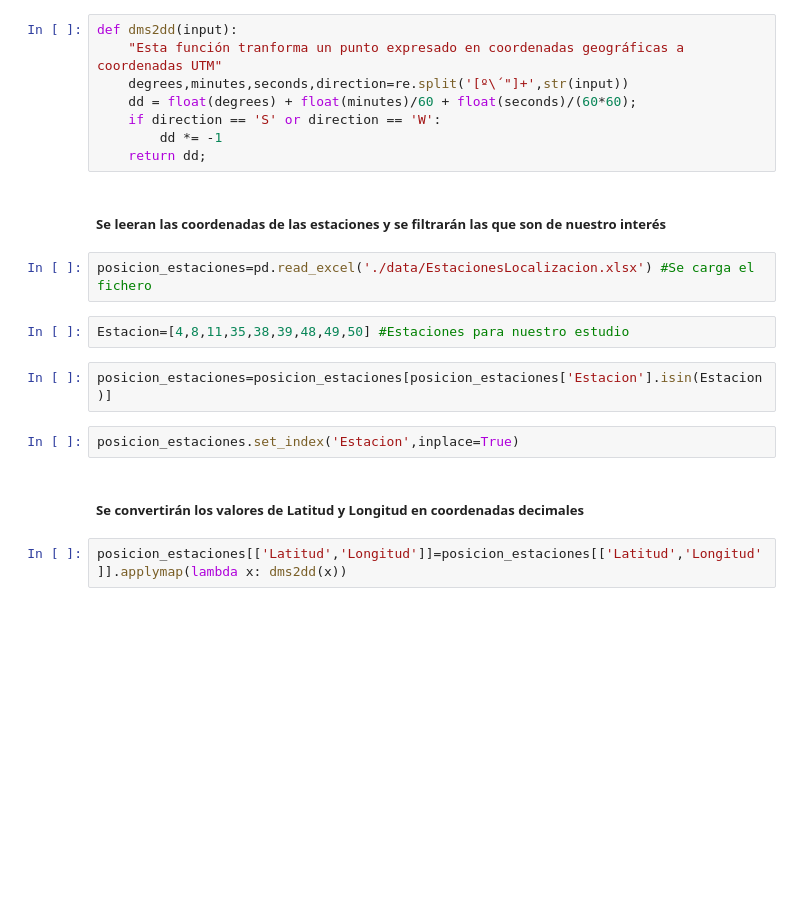
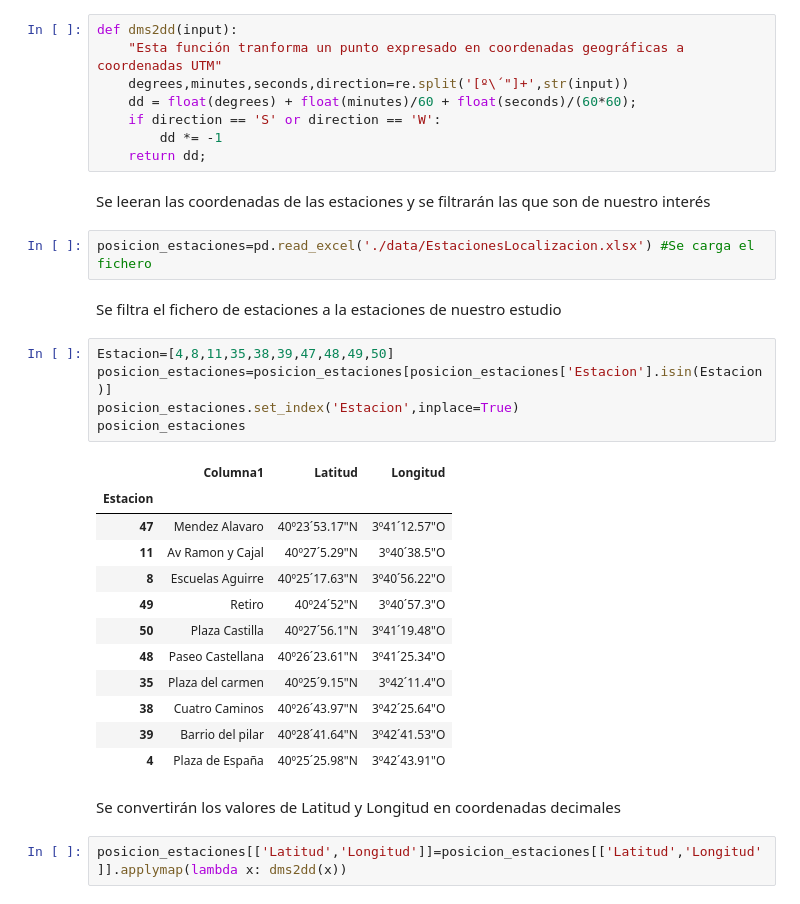
Before and after one commit to PeibolVL/TFM_MasterDataScience, a Jupyter notebook: Map_of_pollution.ipynb, the cells around one changed output. Saved outputs shown, nothing was run; the diff lists cells and outputs as text; blank space fills up the shorter version.

```diff
--- a/Map_of_pollution.ipynb
+++ b/Map_of_pollution.ipynb
@@ -17,17 +17,31 @@ def dms2dd(input):
         dd *= -1
     return dd;
 # %% [markdown]
-##### Se leeran las coordenadas de las estaciones y se filtrarán las que son de nuestro interés
+Se leeran las coordenadas de las estaciones y se filtrarán las que son de nuestro interés
 # %%
 posicion_estaciones=pd.read_excel('./data/EstacionesLocalizacion.xlsx') #Se carga el fichero
+# %% [markdown]
+Se filtra el fichero de estaciones a la estaciones de nuestro estudio
 # %%
-Estacion=[4,8,11,35,38,39,48,49,50] #Estaciones para nuestro estudio
+Estacion=[4,8,11,35,38,39,47,48,49,50]
+posicion_estaciones=posicion_estaciones[posicion_estaciones['Estacion'].isin(Estacion)]
+posicion_estaciones.set_index('Estacion',inplace=True)
+posicion_estaciones
+# %% [output]
+|  | Columna1 | Latitud | Longitud |
+| Estacion |  |  |  |
+| 47 | Mendez Alavaro | 40º23´53.17"N | 3º41´12.57"O |
+| 11 | Av Ramon y Cajal | 40º27´5.29"N | 3º40´38.5"O |
+| 8 | Escuelas Aguirre | 40º25´17.63"N | 3º40´56.22"O |
+| 49 | Retiro | 40º24´52"N | 3º40´57.3"O |
+| 50 | Plaza Castilla | 40º27´56.1"N | 3º41´19.48"O |
+| 48 | Paseo Castellana | 40º26´23.61"N | 3º41´25.34"O |
+| 35 | Plaza del carmen | 40º25´9.15"N | 3º42´11.4"O |
+| 38 | Cuatro Caminos | 40º26´43.97"N | 3º42´25.64"O |
+| 39 | Barrio del pilar | 40º28´41.64"N | 3º42´41.53"O |
+| 4 | Plaza de España | 40º25´25.98"N | 3º42´43.91"O |
-# %%
-posicion_estaciones=posicion_estaciones[posicion_estaciones['Estacion'].isin(Estacion)]
-# %%
-posicion_estaciones.set_index('Estacion',inplace=True)
 # %% [markdown]
-##### Se convertirán los valores de Latitud y Longitud en coordenadas decimales
+Se convertirán los valores de Latitud y Longitud en coordenadas decimales
 # %%
 posicion_estaciones[['Latitud','Longitud']]=posicion_estaciones[['Latitud','Longitud']].applymap(lambda x: dms2dd(x))
 # %%
```
Also changed, not shown: parts of 12 cells of this notebook, 3 other files.
